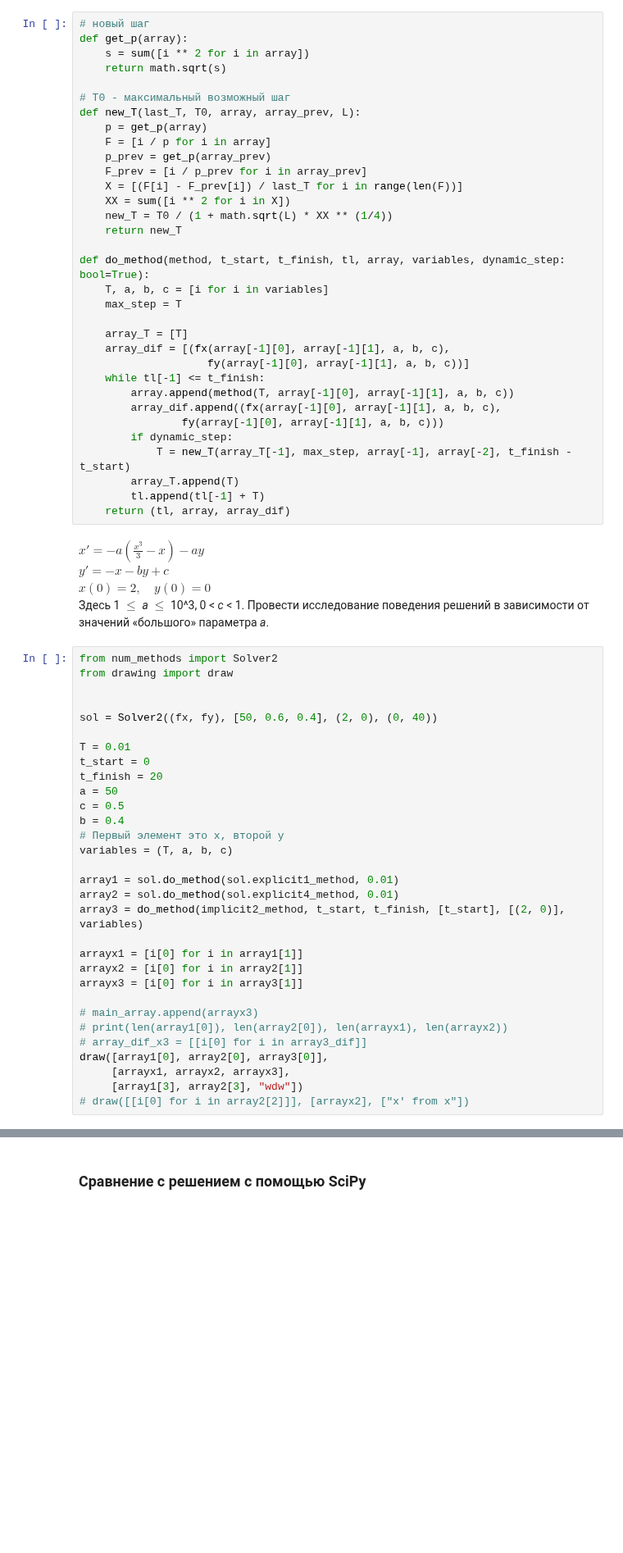
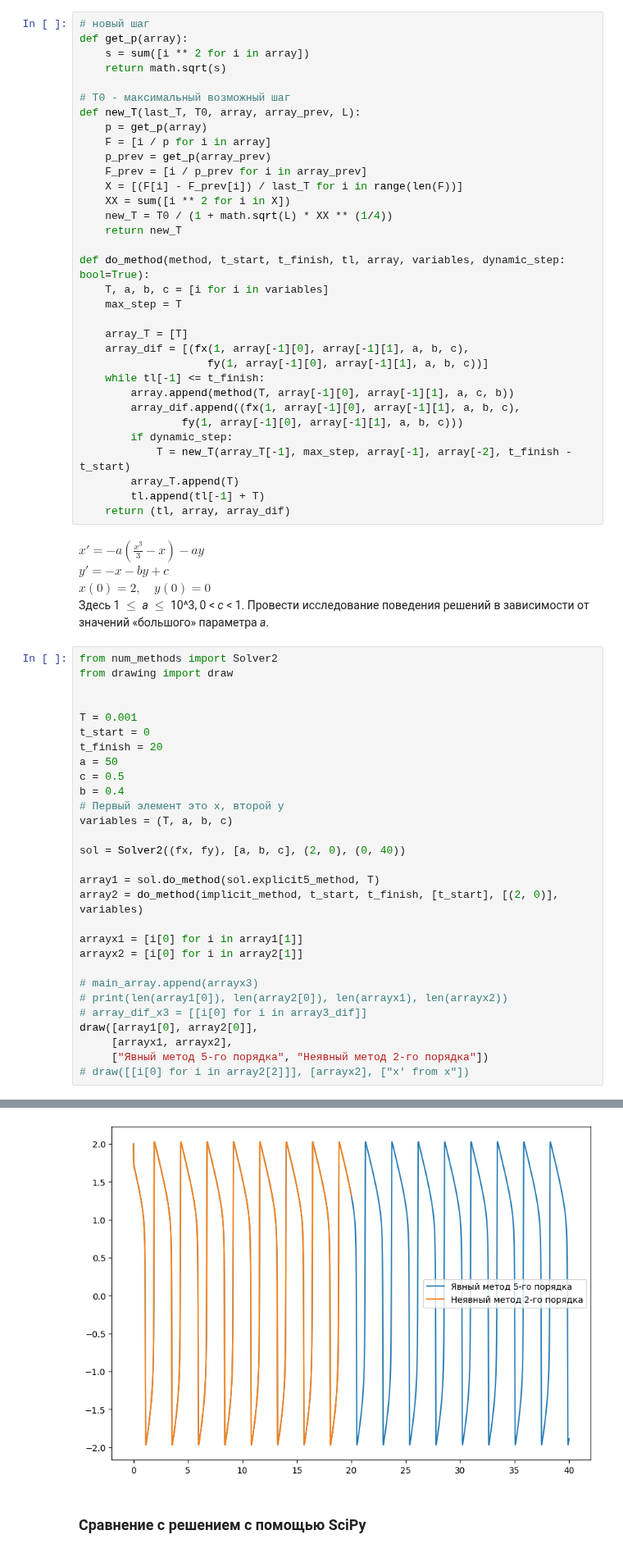
Before and after one commit to ArnautovPeter/projectPractice, a Jupyter notebook: src/main.ipynb, the cells around one changed output, grey strips where cells are left out. Shown at 82% size. Saved outputs shown, nothing was run; the diff lists cells and outputs as text; blank space fills up the shorter version.

```diff
--- a/src/main.ipynb
+++ b/src/main.ipynb
@@ -154,12 +170,12 @@ def do_method(method, t_start, t_finish, tl, array, variables, dynamic_step: boo
     max_step = T
 
     array_T = [T]
-    array_dif = [(fx(array[-1][0], array[-1][1], a, b, c),
-                    fy(array[-1][0], array[-1][1], a, b, c))]
+    array_dif = [(fx(1, array[-1][0], array[-1][1], a, b, c),
+                    fy(1, array[-1][0], array[-1][1], a, b, c))]
     while tl[-1] <= t_finish:
-        array.append(method(T, array[-1][0], array[-1][1], a, b, c))
-        array_dif.append((fx(array[-1][0], array[-1][1], a, b, c),
-                fy(array[-1][0], array[-1][1], a, b, c)))
+        array.append(method(T, array[-1][0], array[-1][1], a, c, b))
+        array_dif.append((fx(1, array[-1][0], array[-1][1], a, b, c),
+                fy(1, array[-1][0], array[-1][1], a, b, c)))
         if dynamic_step:
             T = new_T(array_T[-1], max_step, array[-1], array[-2], t_finish - t_start)
         array_T.append(T)
@@ -176,9 +192,7 @@ from num_methods import Solver2
 from drawing import draw
 
 
-sol = Solver2((fx, fy), [50, 0.6, 0.4], (2, 0), (0, 40))
-
-T = 0.01
+T = 0.001
 t_start = 0
 t_finish = 20
 a = 50
@@ -187,19 +201,19 @@ b = 0.4
 # Первый элемент это x, второй y
 variables = (T, a, b, c)
 
-array1 = sol.do_method(sol.explicit1_method, 0.01)
-array2 = sol.do_method(sol.explicit4_method, 0.01)
-array3 = do_method(implicit2_method, t_start, t_finish, [t_start], [(2, 0)], variables)
+sol = Solver2((fx, fy), [a, b, c], (2, 0), (0, 40))
+
+array1 = sol.do_method(sol.explicit5_method, T)
+array2 = do_method(implicit_method, t_start, t_finish, [t_start], [(2, 0)], variables)
 
 arrayx1 = [i[0] for i in array1[1]]
 arrayx2 = [i[0] for i in array2[1]]
-arrayx3 = [i[0] for i in array3[1]]
 
 # main_array.append(arrayx3)
 # print(len(array1[0]), len(array2[0]), len(arrayx1), len(arrayx2))
 # array_dif_x3 = [[i[0] for i in array3_dif]]
-draw([array1[0], array2[0], array3[0]],
-     [arrayx1, arrayx2, arrayx3],
-     [array1[3], array2[3], "wdw"])
+draw([array1[0], array2[0]],
+     [arrayx1, arrayx2],
+     ["Явный метод 5-го порядка", "Неявный метод 2-го порядка"])
 # draw([[i[0] for i in array2[2]]], [arrayx2], ["x' from x"])
 # %% [output]
@@ -207,3 +220,4 @@ TypeError: fx() takes 5 positional arguments but 6 were given
+[figure, added]
 # %% [markdown]
 ### Сравнение с решением с помощью SciPy
 # %%
```
Also changed, not shown: parts of 8 cells of this notebook, 16 other files.
